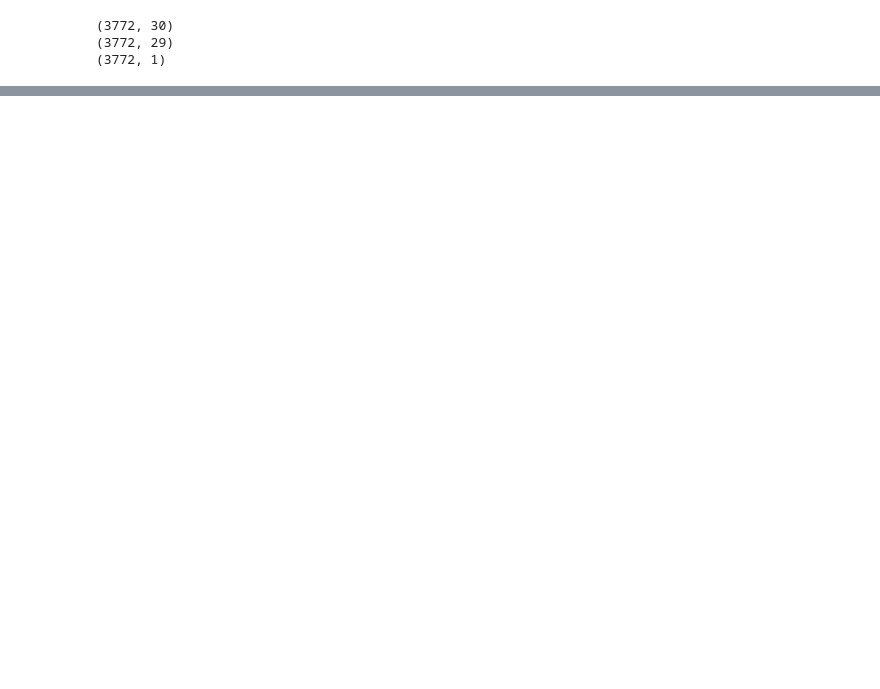
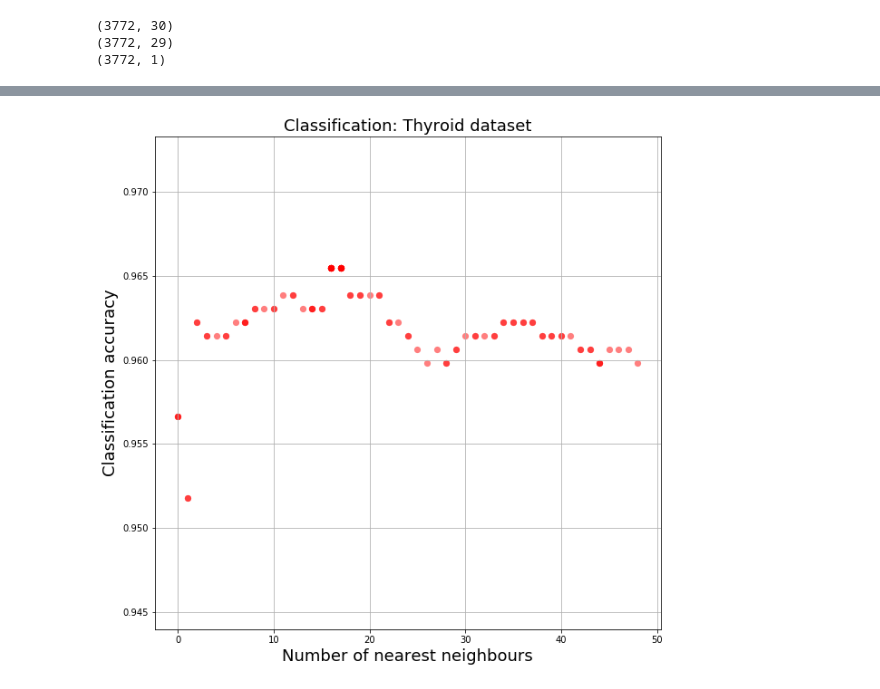
Before and after one commit to anuprulez/machine_learning_101, a Jupyter notebook: classification_scikit_learn.ipynb, the cells around one changed output, grey strips where cells are left out. Cells and saved outputs as stored; diff of their text form; code cells hidden in the pictures; blank space fills up the shorter version.

```diff
--- a/classification_scikit_learn.ipynb
+++ b/classification_scikit_learn.ipynb
@@ -117,3 +168,21 @@ auc_plot(data_target_test_binary, proba_prediction)
+# %%
+# Plot the optimization results
+f_size = 18
+
+def plot_classifiction_param(key, title, xlabel, ylabel):
+    plt.figure(figsize=(10,10))
+    xs = [t['misc']['vals'][key] for t in trials.trials]
+    ys = [-t['result']['loss'] for t in trials.trials]
+    plt.scatter(xs, ys, s=50, linewidth=0.1, alpha=0.5, color='red')
+    plt.title(title, fontsize=f_size) # 'Classification: Thyroid dataset'
+    plt.xlabel(xlabel, fontsize=f_size) # 'Number of nearest neighbours'
+    plt.ylabel(ylabel, fontsize=f_size) # 'Classification accuracy'
+    plt.grid(True)
+    plt.show()
+
+plot_classifiction_param('n_neighbors', 'Classification: Thyroid dataset', 'Number of nearest neighbours', 'Classification accuracy')
+# %% [output]
+[figure, added]
 # %%
 # Running a classifier on default parameters
 # https://scikit-learn.org/stable/modules/generated/sklearn.ensemble.RandomForestClassifier.html
```
Also changed, not shown: parts of 12 cells of this notebook.
